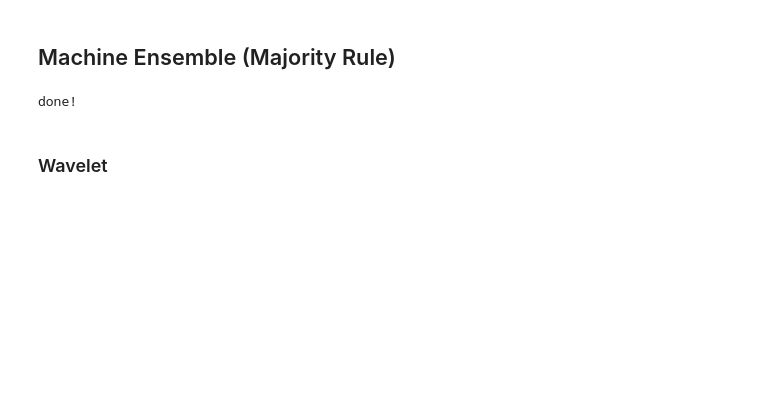
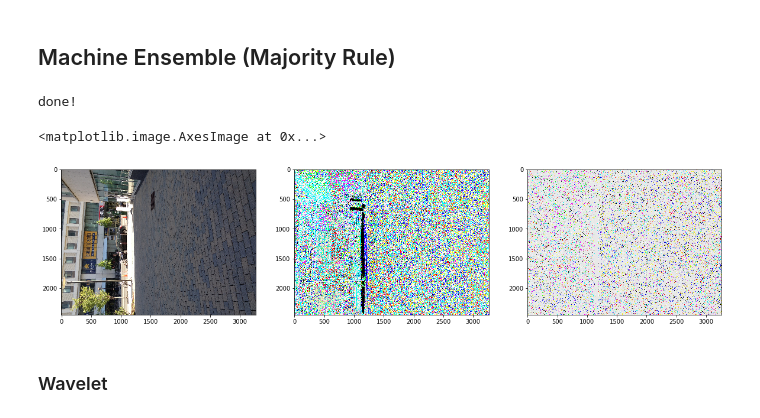
Before and after one commit to RenatoBMLR/Camera-Model-Identification, a Jupyter notebook: Features_extractor.ipynb, the cells around one changed output. Drawn from its saved outputs; the diff is of its cells as text; code cells hidden in the pictures; blank space fills up the shorter version.

```diff
--- a/Features_extractor.ipynb
+++ b/Features_extractor.ipynb
@@ -107,7 +113,7 @@ def localBinaryPatterns(img, numPoints=24, radius=2):
 
     img_lbp = np.zeros(np.array(img).shape)
     for i in range(np.array(img).shape[2]):
-        img_lbp[:,:,i] = feature.local_binary_pattern(img.getchannel(i), numPoints,
+        img_lbp[:,:,i] = feature.local_binary_pattern(img[:,:,i], numPoints,
                     radius, method="uniform")
     return img_lbp
 # %%
@@ -480,3 +555,21 @@ print('cD: {}'.format(cD.shape) )
+# %%
+path = 'data/train/iPhone-4s/(iP4s)9.jpg'
+img = Image.open(path)
+noise = np.array(img).astype(float) - filter_median(img).astype(float)
+noise=np.abs(noise)
+lbp = localBinaryPatterns(noise)
+#noise = noise.astype(int)
+# %%
+plt.figure(figsize=(20,5))
+plt.subplot(1,3,1)
+plt.imshow(img)
+plt.subplot(1,3,2)
+plt.imshow(noise)
+plt.subplot(1,3,3)
+plt.imshow(lbp)
+# %% [output]
+<matplotlib.image.AxesImage at 0x...>
+[figure, added]
 # %%
 '''path = 'data/train/iPhone-4s/(iP4s)9.jpg'
 img = Image.open(path)
```
Also changed, not shown: parts of 29 cells of this notebook.
